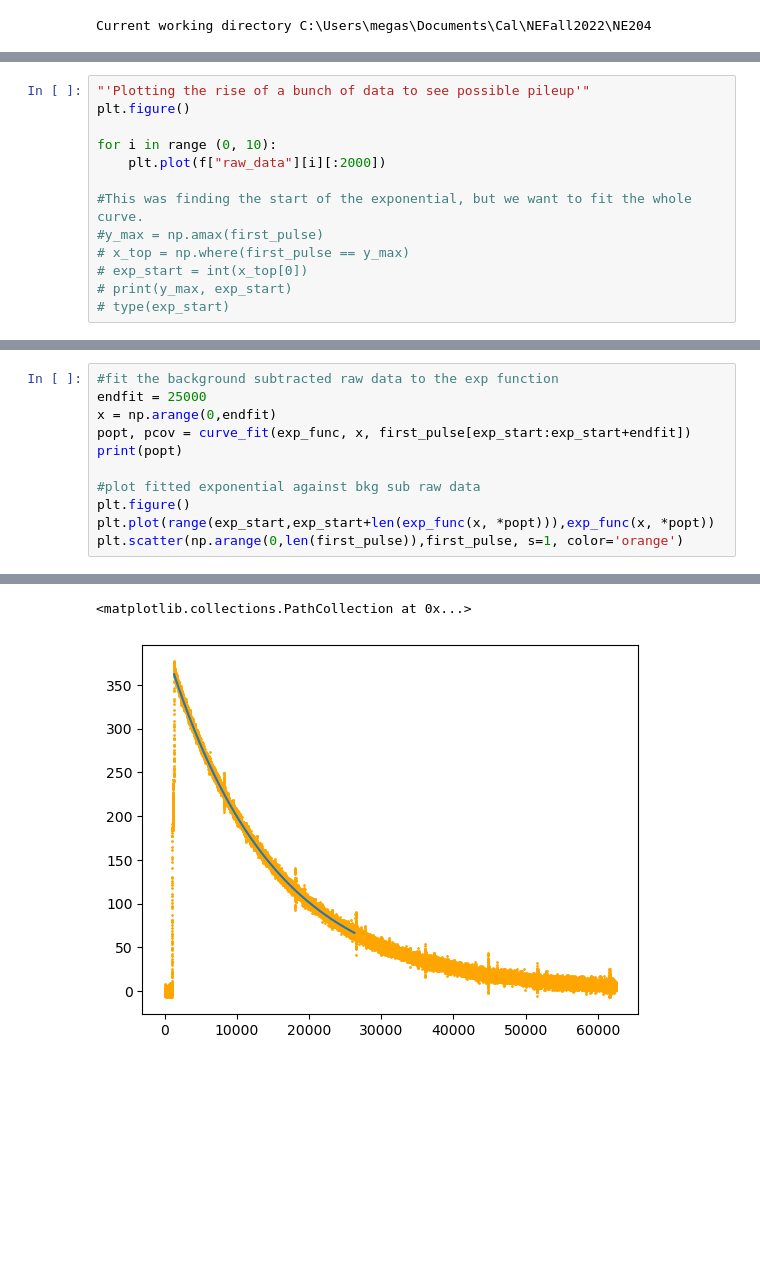
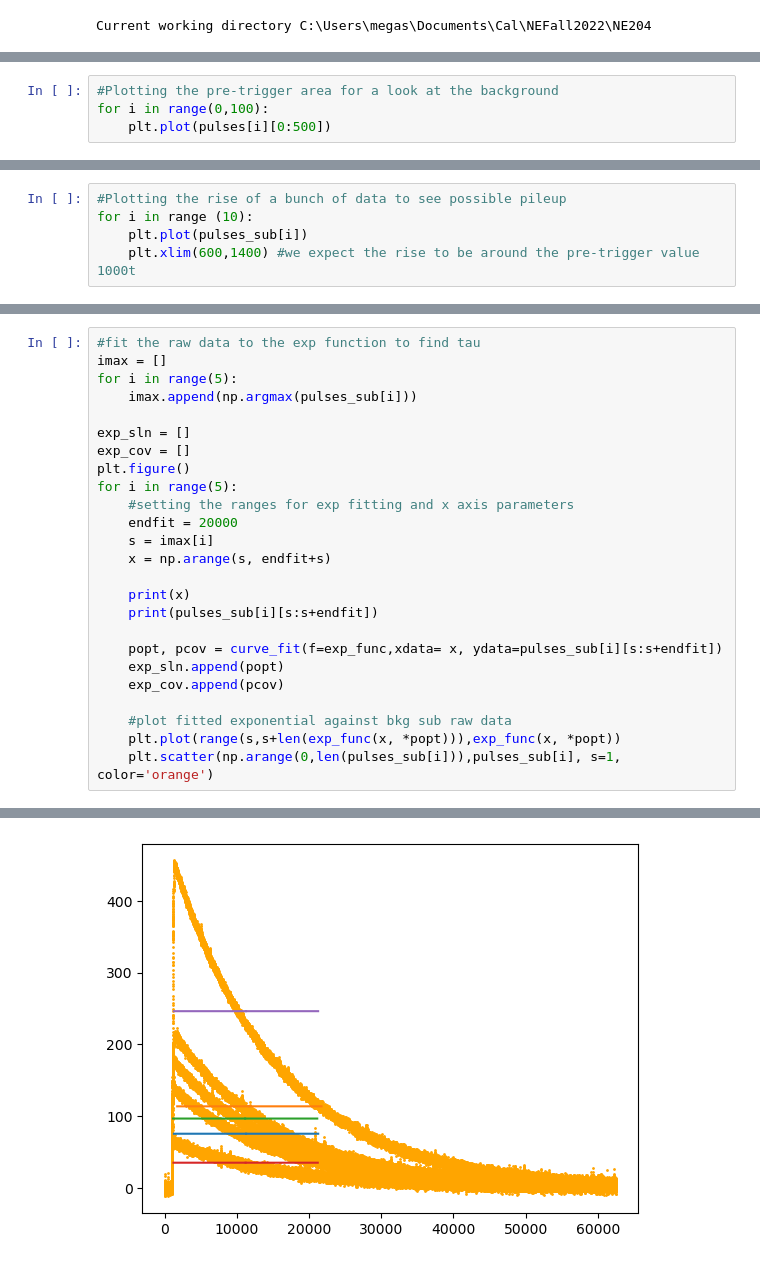
Before and after one commit to cllamb0/NE-204, a Jupyter notebook: Lab-1/Schiferl_NE204_Lab1_9.23.22.ipynb, the cells around one changed output, grey strips where cells are left out. Saved outputs shown, nothing was run; the diff lists cells and outputs as text; blank space fills up the shorter version.

```diff
--- a/Lab-1/Schiferl_NE204_Lab1_9.23.22.ipynb
+++ b/Lab-1/Schiferl_NE204_Lab1_9.23.22.ipynb
@@ -52,0 +62,4 @@ for i in range(0, 100):
+# %%
+#Plotting the pre-trigger area for a look at the background
+for i in range(0,100):
+    plt.plot(pulses[i][0:500])
@@ -80,14 +86,6 @@ def exp_func(x, a, b, c):
 # %%
-"'Plotting the rise of a bunch of data to see possible pileup'"
-plt.figure()
-
-for i in range (0, 10):
-    plt.plot(f["raw_data"][i][:2000])
-
-#This was finding the start of the exponential, but we want to fit the whole curve.
-#y_max = np.amax(first_pulse)
-# x_top = np.where(first_pulse == y_max)
-# exp_start = int(x_top[0])
-# print(y_max, exp_start)
-# type(exp_start)
+#Plotting the rise of a bunch of data to see possible pileup
+for i in range (10):
+    plt.plot(pulses_sub[i])
+    plt.xlim(600,1400) #we expect the rise to be around the pre-trigger value 1000t
 # %% [output]
@@ -95,12 +98,26 @@ for i in range (0, 10):
 # %%
-#fit the background subtracted raw data to the exp function
-endfit = 25000
-x = np.arange(0,endfit)
-popt, pcov = curve_fit(exp_func, x, first_pulse[exp_start:exp_start+endfit])
-print(popt)
+#fit the raw data to the exp function to find tau
+imax = []
+for i in range(5):
+    imax.append(np.argmax(pulses_sub[i]))
 
-#plot fitted exponential against bkg sub raw data
+exp_sln = []
+exp_cov = []
 plt.figure()
-plt.plot(range(exp_start,exp_start+len(exp_func(x, *popt))),exp_func(x, *popt))
-plt.scatter(np.arange(0,len(first_pulse)),first_pulse, s=1, color='orange')
+for i in range(5):
+    #setting the ranges for exp fitting and x axis parameters
+    endfit = 20000
+    s = imax[i]
+    x = np.arange(s, endfit+s)
+
+    print(x)
+    print(pulses_sub[i][s:s+endfit])
+
+    popt, pcov = curve_fit(f=exp_func,xdata= x, ydata=pulses_sub[i][s:s+endfit])
+    exp_sln.append(popt)
+    exp_cov.append(pcov)
+
+    #plot fitted exponential against bkg sub raw data
+    plt.plot(range(s,s+len(exp_func(x, *popt))),exp_func(x, *popt))
+    plt.scatter(np.arange(0,len(pulses_sub[i])),pulses_sub[i], s=1, color='orange')
 # %% [output]
@@ -108,4 +134,3 @@ plt.scatter(np.arange(0,len(first_pulse)),first_pulse, s=1, color='orange')
-<matplotlib.collections.PathCollection at 0x...>
-[figure, old version]
+[figure, new version]
 # %%
 #find the decay constant
```
Also changed, not shown: parts of 19 cells of this notebook.
